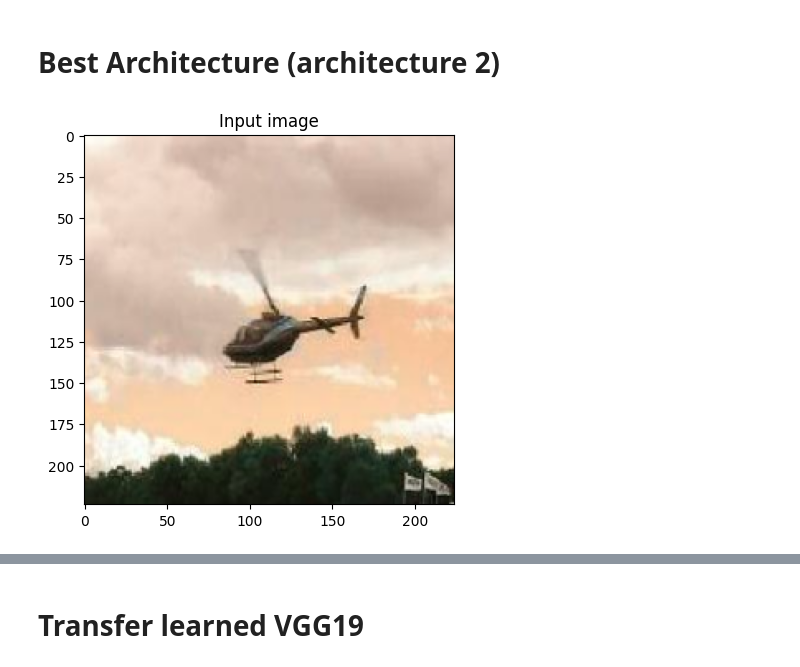
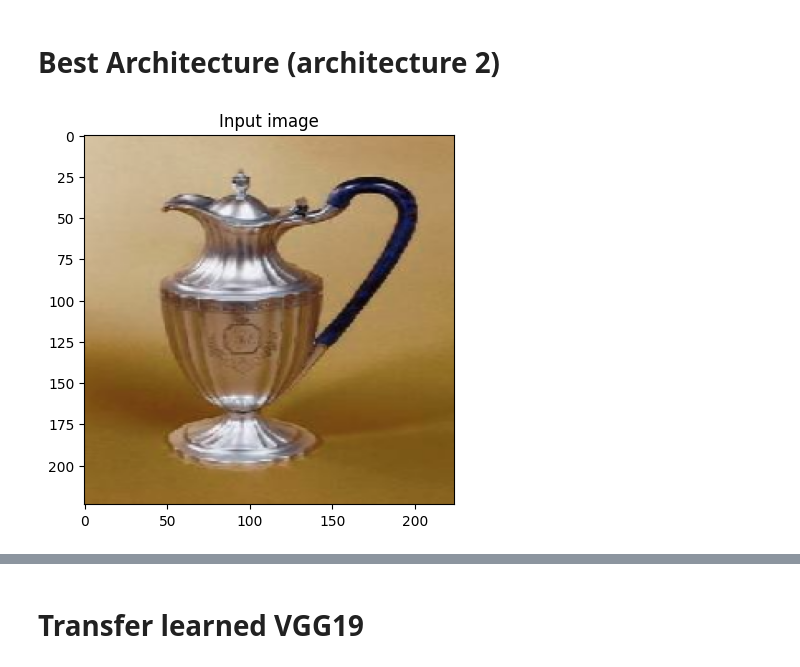
Before and after one commit to imraunav/Deep-Learning-and-Applications, a Jupyter notebook: ProgrammingAssignment5/results.ipynb, the cells around one changed output, grey strips where cells are left out. Saved outputs shown, nothing was run; the diff lists cells and outputs as text; code cells hidden in the pictures.

```diff
--- a/ProgrammingAssignment5/results.ipynb
+++ b/ProgrammingAssignment5/results.ipynb
@@ -255,15 +255,16 @@ Confusion matrix:
 # %%
 tf.random.set_seed(7)
 idx = tf.random.uniform(shape=(1,),
                   minval=0, maxval=250,
                   dtype=tf.dtypes.int32)
+idx=240
 img = x_train[idx, :, :, :].reshape(224, 224, 3)
 plt.figure()
 plt.title("Input image")
 plt.imshow(img)
 img = img.reshape(1, 224, 224, 3)
 # %% [output]
-[figure, old version]
+[figure, new version]
 # %%
 model = load_model("./models/architecture1.h5")
 
```
Also changed, not shown: parts of 12 cells of this notebook.
